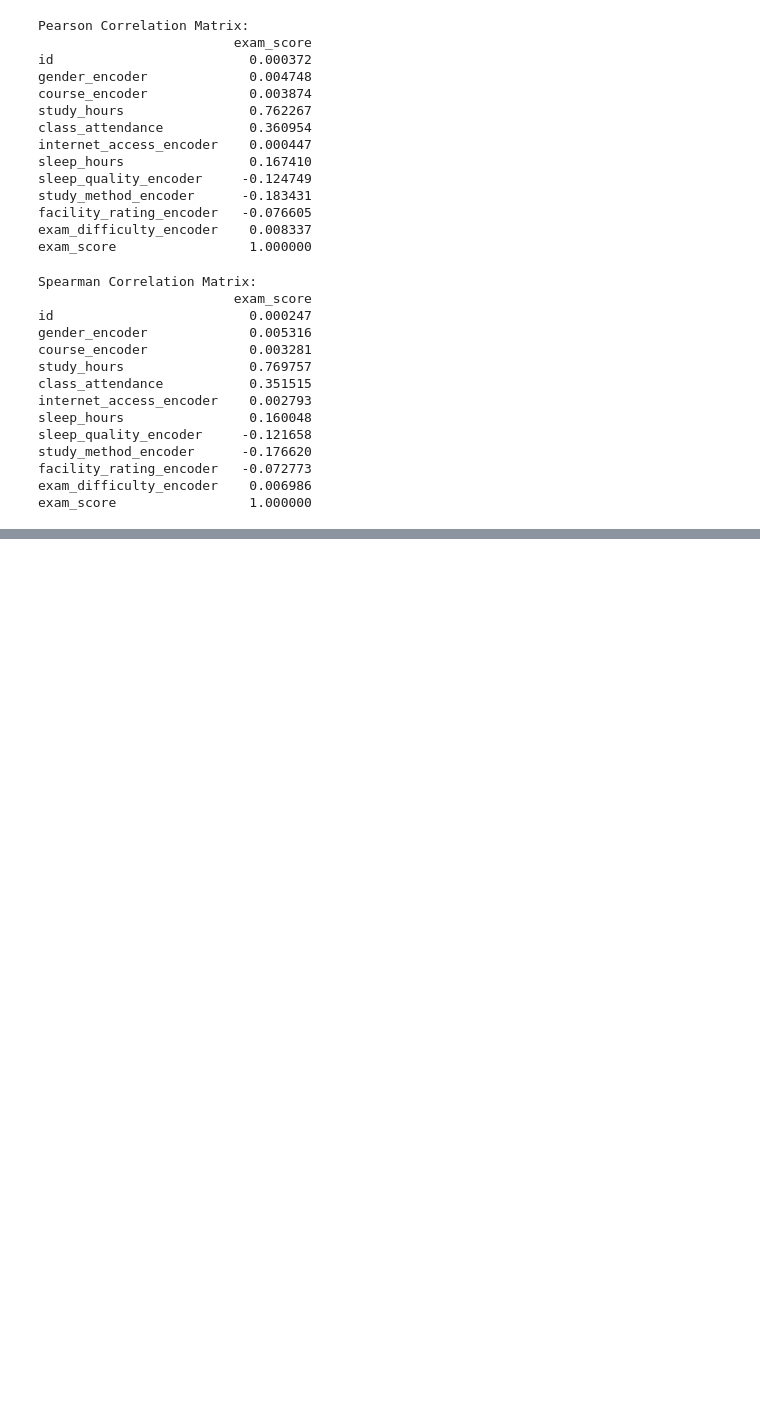
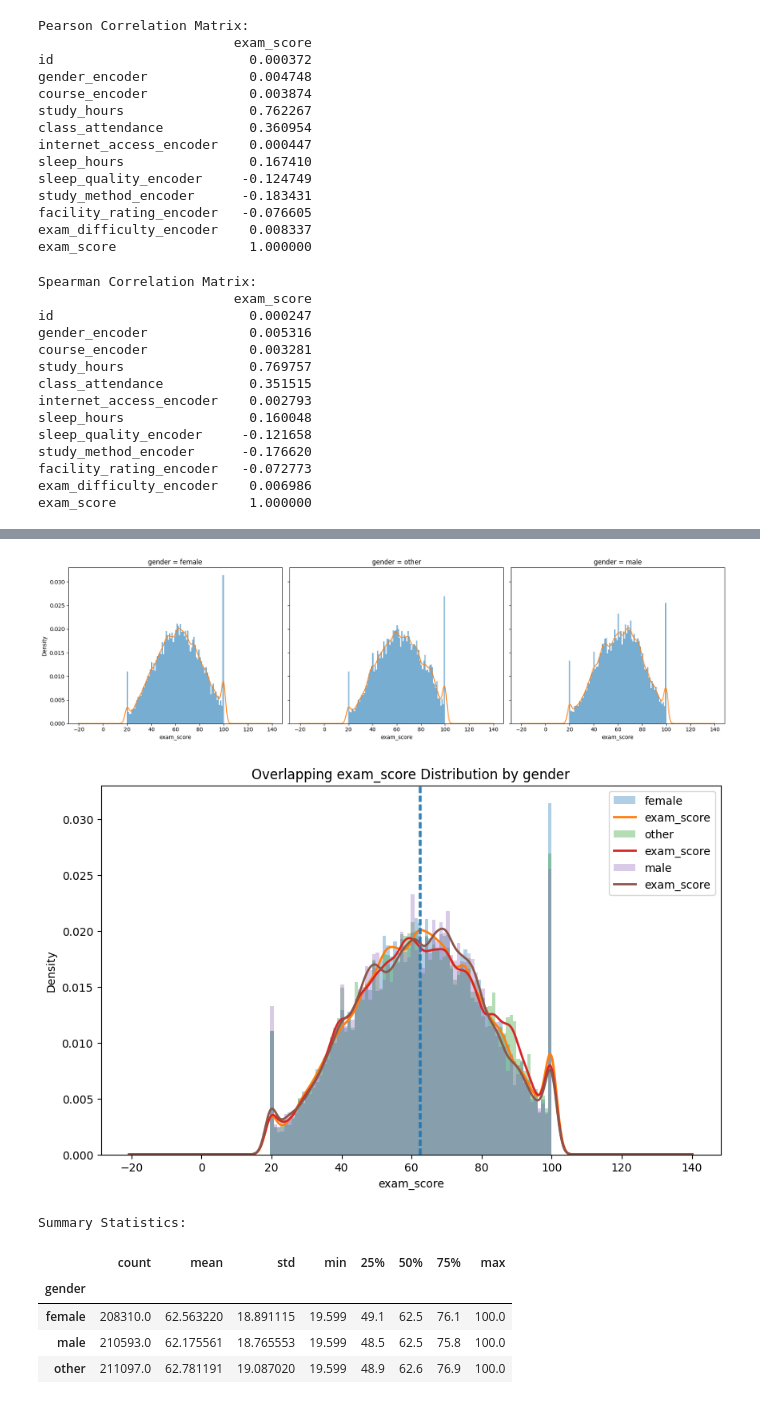
Before and after one commit to Aashiee3/Student-Exam-Score-Kagge-Competition, a Jupyter notebook: Student exam score/student_exam_score.ipynb, the cells around one changed output, grey strips where cells are left out. Cells and saved outputs as stored; diff of their text form; code cells hidden in the pictures; blank space fills up the shorter version.

```diff
--- a/Student exam score/student_exam_score.ipynb
+++ b/Student exam score/student_exam_score.ipynb
@@ -274,0 +385,15 @@ len(train_df)
+# %%
+plot_category_distribution(
+    train_df,
+    category_col='gender',
+    numeric_col='exam_score'
+)
+# %% [output]
+[figure, added]
+[figure, added]
+Summary Statistics:
+|  | count | mean | std | min | 25% | 50% | 75% | max |
+| gender |  |  |  |  |  |  |  |  |
+| female | 208310.0 | 62.563220 | 18.891115 | 19.599 | 49.1 | 62.5 | 76.1 | 100.0 |
+| male | 210593.0 | 62.175561 | 18.765553 | 19.599 | 48.5 | 62.5 | 75.8 | 100.0 |
+| other | 211097.0 | 62.781191 | 19.087020 | 19.599 | 48.9 | 62.6 | 76.9 | 100.0 |
```
Also changed, not shown: parts of 8 cells of this notebook.
